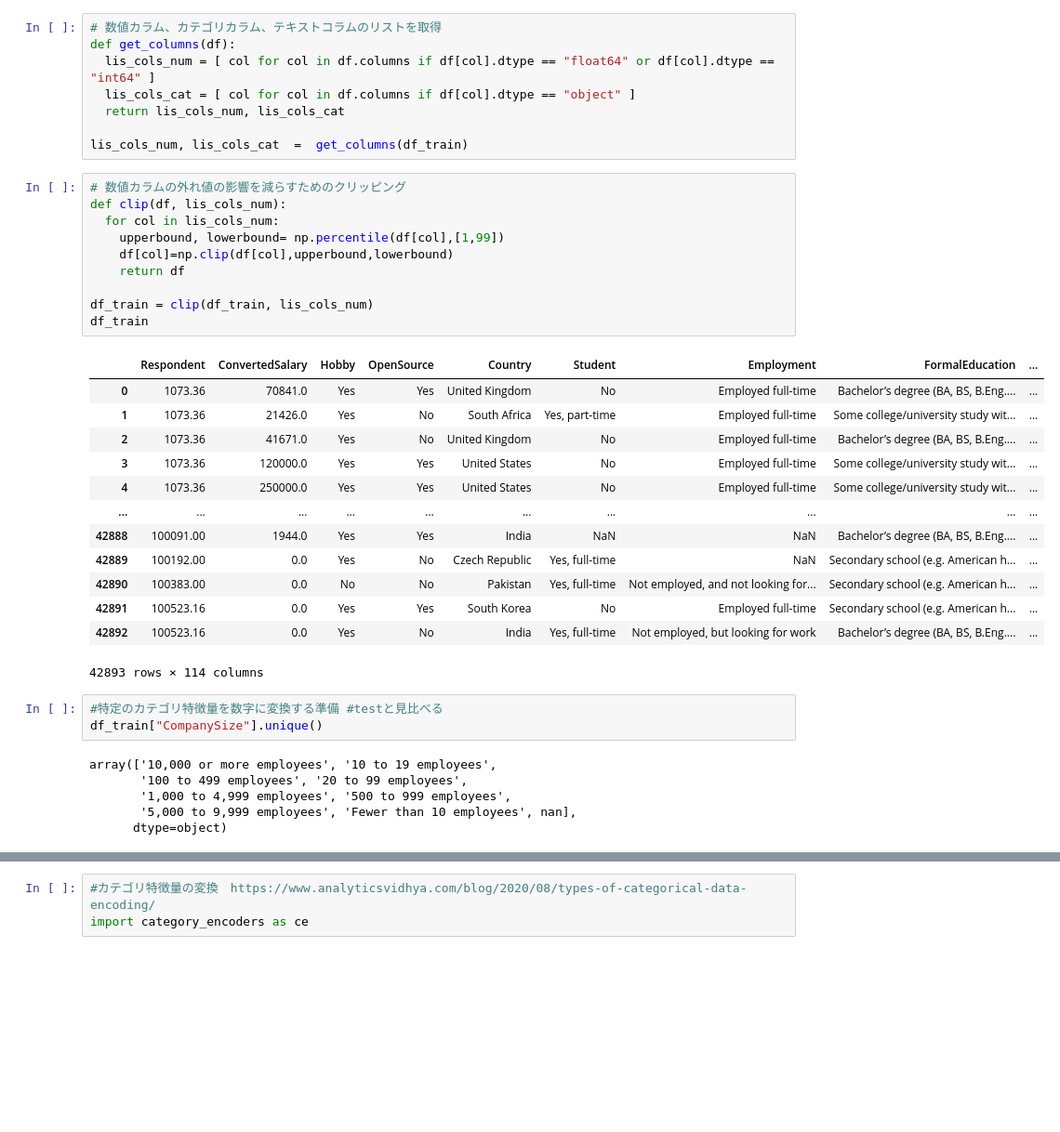
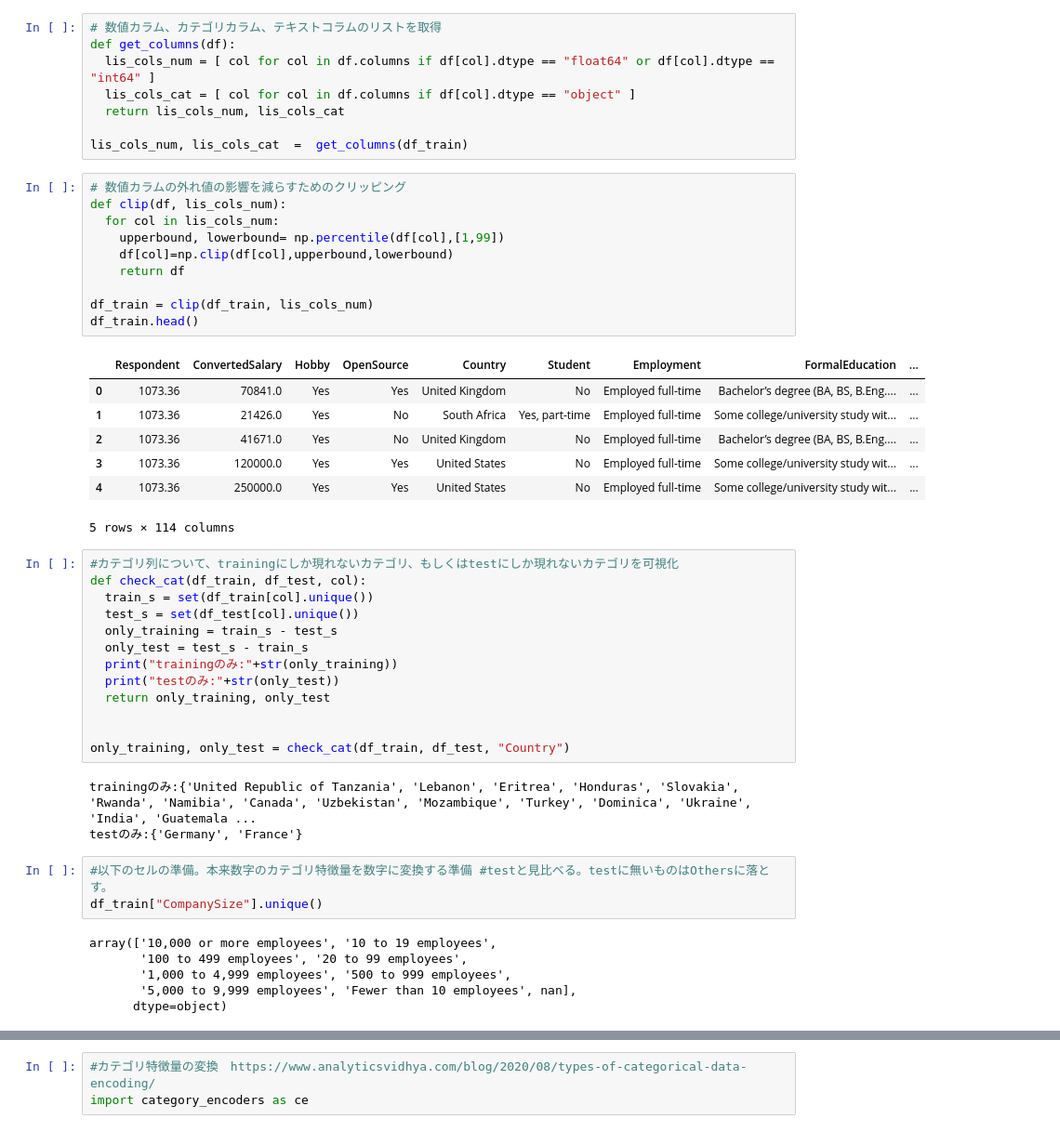
Before and after one commit to lemmingy/My_pipelines, a Jupyter notebook: liner_model.ipynb, the cells around one changed output, grey strips where cells are left out. Shown at 93% size. Saved outputs shown, nothing was run; the diff lists cells and outputs as text; blank space fills up the shorter version.

```diff
--- a/liner_model.ipynb
+++ b/liner_model.ipynb
@@ -65,29 +63,39 @@ lis_cols_num, lis_cols_cat  =  get_columns(df_train)
 # %%
 # 数値カラムの外れ値の影響を減らすためのクリッピング
 def clip(df, lis_cols_num):
   for col in lis_cols_num:
     upperbound, lowerbound= np.percentile(df[col],[1,99])
     df[col]=np.clip(df[col],upperbound,lowerbound)
     return df
 
 df_train = clip(df_train, lis_cols_num)
-df_train
+df_train.head()
 # %% [output]
 |  | Respondent | ConvertedSalary | Hobby | OpenSource | Country | Student | Employment | FormalEducation | ... |
 | 0 | 1073.36 | 70841.0 | Yes | Yes | United Kingdom | No | Employed full-time | Bachelor’s degree (BA, BS, B.Eng.... | ... |
 | 1 | 1073.36 | 21426.0 | Yes | No | South Africa | Yes, part-time | Employed full-time | Some college/university study wit... | ... |
 | 2 | 1073.36 | 41671.0 | Yes | No | United Kingdom | No | Employed full-time | Bachelor’s degree (BA, BS, B.Eng.... | ... |
 | 3 | 1073.36 | 120000.0 | Yes | Yes | United States | No | Employed full-time | Some college/university study wit... | ... |
 | 4 | 1073.36 | 250000.0 | Yes | Yes | United States | No | Employed full-time | Some college/university study wit... | ... |
-| ... | ... | ... | ... | ... | ... | ... | ... | ... | ... |
-| 42888 | 100091.00 | 1944.0 | Yes | Yes | India | NaN | NaN | Bachelor’s degree (BA, BS, B.Eng.... | ... |
-| 42889 | 100192.00 | 0.0 | Yes | No | Czech Republic | Yes, full-time | NaN | Secondary school (e.g. American h... | ... |
-| 42890 | 100383.00 | 0.0 | No | No | Pakistan | Yes, full-time | Not employed, and not looking for... | Secondary school (e.g. American h... | ... |
-| 42891 | 100523.16 | 0.0 | Yes | Yes | South Korea | No | Employed full-time | Secondary school (e.g. American h... | ... |
-| 42892 | 100523.16 | 0.0 | Yes | No | India | Yes, full-time | Not employed, but looking for work | Bachelor’s degree (BA, BS, B.Eng.... | ... |
-42893 rows × 114 columns
+5 rows × 114 columns
+# %%
+#カテゴリ列について、trainingにしか現れないカテゴリ、もしくはtestにしか現れないカテゴリを可視化
+def check_cat(df_train, df_test, col):
+  train_s = set(df_train[col].unique())
+  test_s = set(df_test[col].unique())
+  only_training = train_s - test_s
+  only_test = test_s - train_s
+  print("trainingのみ:"+str(only_training))
+  print("testのみ:"+str(only_test))
+  return only_training, only_test
+
+
+only_training, only_test = check_cat(df_train, df_test, "Country")
+# %% [output]
+trainingのみ:{'United Republic of Tanzania', 'Lebanon', 'Eritrea', 'Honduras', 'Slovakia', 'Rwanda', 'Namibia', 'Canada', 'Uzbekistan', 'Mozambique', 'Turkey', 'Dominica', 'Ukraine', 'India', 'Guatemala ...
+testのみ:{'Germany', 'France'}
 # %%
-#特定のカテゴリ特徴量を数字に変換する準備 #testと見比べる
+#以下のセルの準備。本来数字のカテゴリ特徴量を数字に変換する準備 #testと見比べる。testに無いものはOthersに落とす。
 df_train["CompanySize"].unique()
 # %% [output]
 array(['10,000 or more employees', '10 to 19 employees',
```
Also changed, not shown: parts of 7 cells of this notebook.
